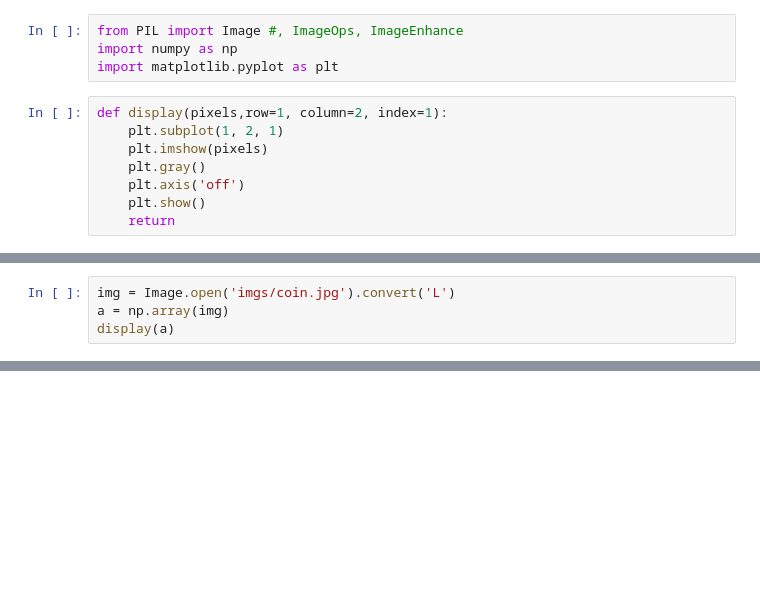
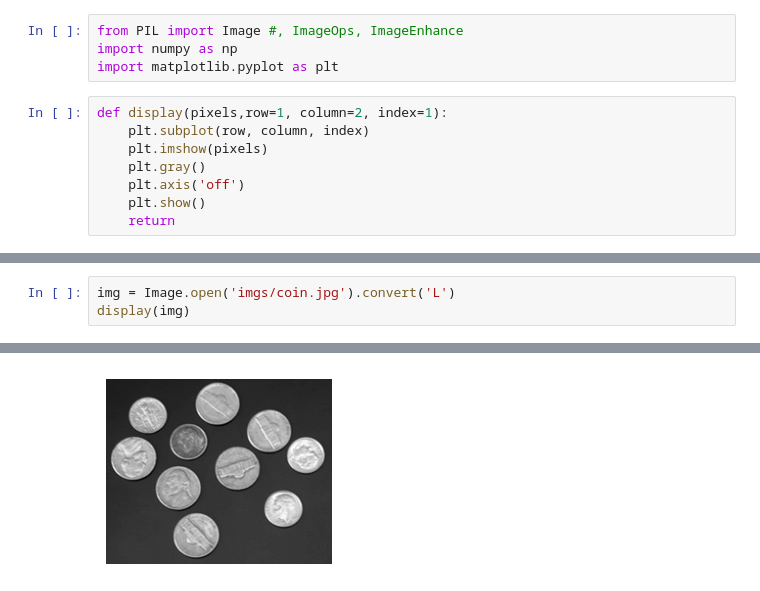
Before and after one commit to n-eisei/image-engineering, a Jupyter notebook: 5-binaryimg/binaryimage.ipynb, the cells around one changed output, grey strips where cells are left out. Cells and saved outputs as stored; diff of their text form; blank space fills up the shorter version.

```diff
--- a/5-binaryimg/binaryimage.ipynb
+++ b/5-binaryimg/binaryimage.ipynb
@@ -4,7 +4,7 @@ import numpy as np
 import matplotlib.pyplot as plt
 # %%
 def display(pixels,row=1, column=2, index=1):
-    plt.subplot(1, 2, 1)
+    plt.subplot(row, column, index)
     plt.imshow(pixels)
     plt.gray()
     plt.axis('off')
@@ -71,5 +77,4 @@ display(otsu)
 # %%
 img = Image.open('imgs/coin.jpg').convert('L')
-a = np.array(img)
-display(a)
+display(img)
 # %% [output]
@@ -76,0 +81 @@ display(a)
+[figure, added]
```
Also changed, not shown: parts of 29 cells of this notebook.
